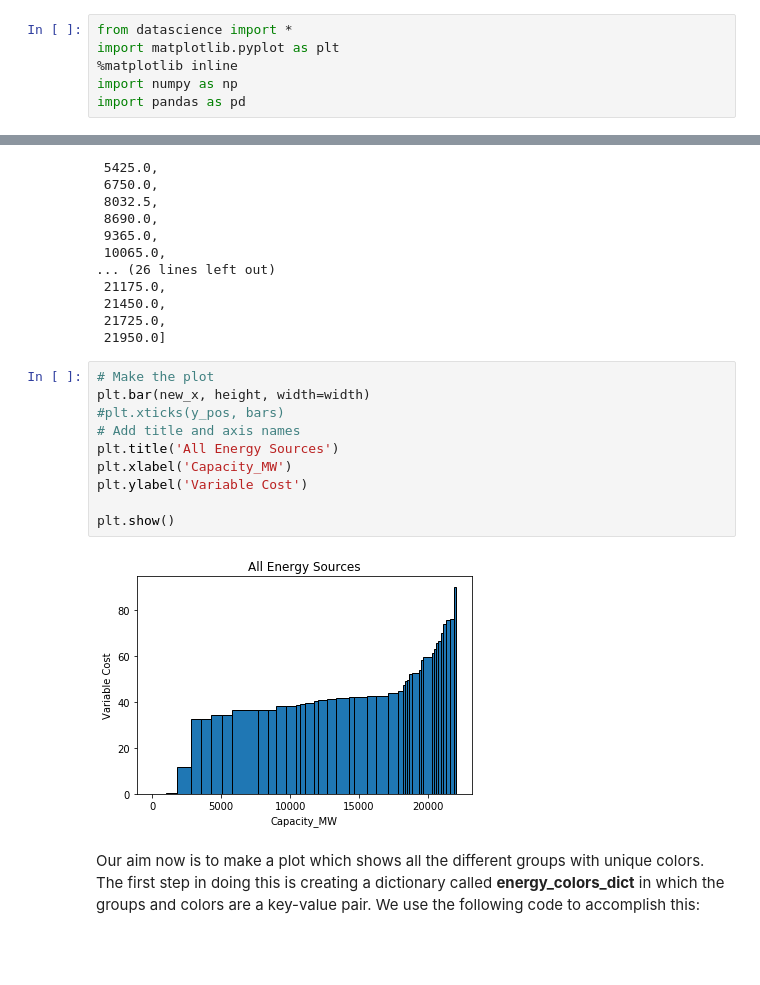
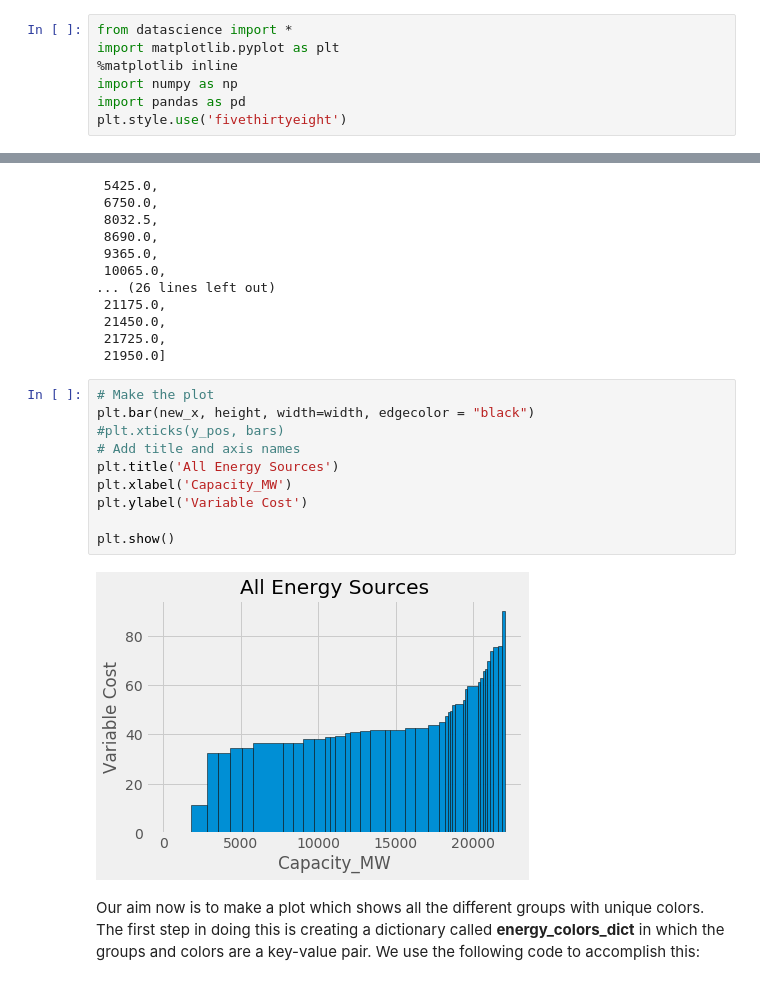
Before and after one commit to ds-modules/EEP-147, a Jupyter notebook: lab01/Lab1.ipynb, the cells around one changed output, grey strips where cells are left out. Saved outputs shown, nothing was run; the diff lists cells and outputs as text; blank space fills up the shorter version.

```diff
--- a/lab01/Lab1.ipynb
+++ b/lab01/Lab1.ipynb
@@ -13,6 +13,7 @@ import matplotlib.pyplot as plt
 %matplotlib inline
 import numpy as np
 import pandas as pd
+plt.style.use('fivethirtyeight')
 # %% [markdown]
 ## <font color = #254117>Before we begin...</font>
 Please help us better establish the audience that we are reaching by filling out the following form:<br />
@@ -362,16 +377,16 @@ new_x
  21950.0]
 # %%
 # Make the plot
-plt.bar(new_x, height, width=width)
+plt.bar(new_x, height, width=width, edgecolor = "black")
 #plt.xticks(y_pos, bars)
 # Add title and axis names
 plt.title('All Energy Sources')
 plt.xlabel('Capacity_MW')
 plt.ylabel('Variable Cost')
 
 plt.show()
 # %% [output]
-[figure, old version]
+[figure, new version]
 # %% [markdown]
 Our aim now is to make a plot which shows all the different groups with unique colors. The first step in doing this is creating a dictionary called **<font color = ##008700>energy_colors_dict</font>** in which the groups and colors are a key-value pair. We use the following code to accomplish this:
 # %%
```
Also changed, not shown: parts of 13 cells of this notebook.
